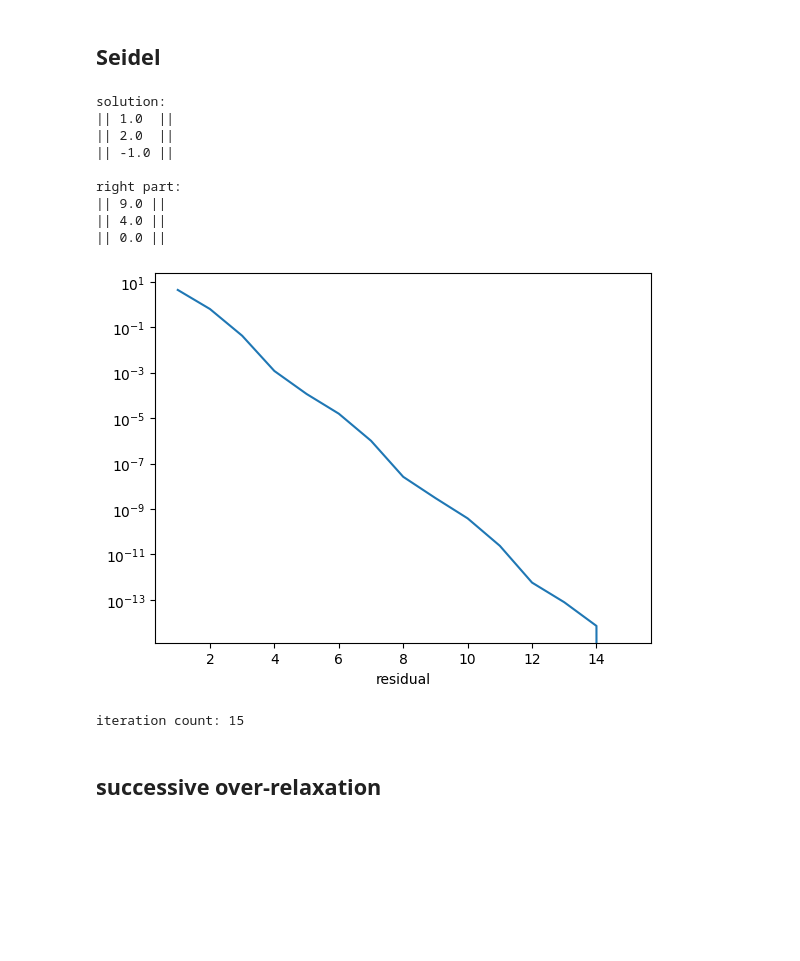
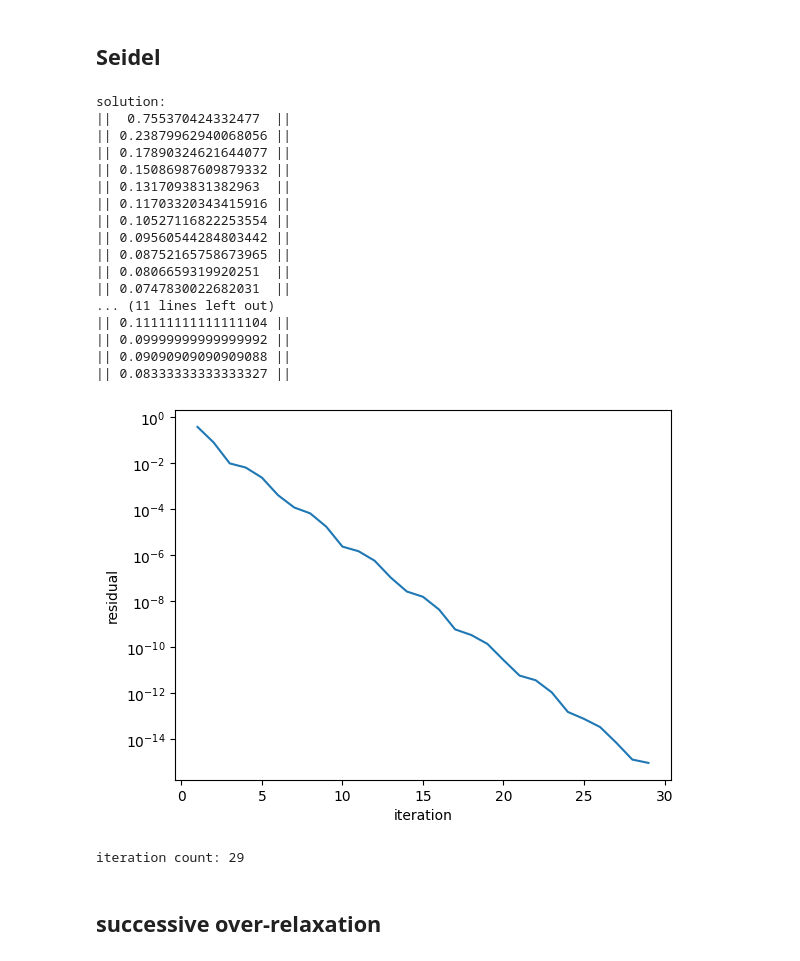
Before and after one commit to VoyakaGOD/computational-mathematics, a Jupyter notebook: linear-system.ipynb, the cells around one changed output. Cells and saved outputs as stored; diff of their text form; code cells hidden in the pictures; blank space fills up the shorter version.

```diff
--- a/linear-system.ipynb
+++ b/linear-system.ipynb
@@ -1,4 +1,6 @@
 # %%
+from numpy.linalg import det as np_det
+
 class Matrix:
     pass
 class Vector:
@@ -86,10 +88,7 @@ class Matrix:
             return self.data[0][0]
         if self.m == 2:
             return self.data[0][0] * self.data[1][1] - self.data[0][1] * self.data[1][0]
-        det = 0
-        for c in range(self.m):
-            det += ((-1) ** c) * self.data[0][c] * self.minor(0, c).det()
-        return det
+        return np_det(self.data)
 
     def tr(self) -> float:
         if not self.is_square():
@@ -178,7 +177,7 @@ def show_residual_plot():
         return
     plt.plot(plot_x_points, plot_y_points)
     plt.xlabel("iteration")
-    plt.xlabel("residual")
+    plt.ylabel("residual")
     plt.yscale("log")
     plt.show()
     print("iteration count:", len(plot_x_points))
@@ -187,8 +186,10 @@ def show_residual_plot():
 # %% [markdown]
 ## Matrix and other settings
 # %%
-A = Matrix([[2, 3, -1], [4, 1, 2], [-3, 2, 1]])
-f = Vector([9, 4, 0])
+A = Matrix([[1 if i == j else 1/(i*i + j) for j in range(1, 13)] for i in range(1, 13)])
+
+f = Vector([1 / i for i in range(1, 13)])
+
 zero_eps = 1e-15    #for zero checking
 eps = 1e-15         #residual for iterational methods
 w_SOR = 3/2         #parameter for SOR method
@@ -304,10 +311,13 @@ def find_solution_by_Jacobi(A : Matrix, f : Vector, x0 : Vector) -> Vector:
     n = A.shape()[0]
     x = x0.copy()
     x_dual = Vector.zeros(n)
+    __iteration = 0
     while norm(A * x - f) > eps:
         for i in range(n):
             x_dual[i] = (-sum([A[i, j] * x[j] for j in range(n) if i != j]) + f[i]) / A[i, i]
         x, x_dual = x_dual, x
+        __iteration += 1
+        add_residual_point(__iteration, norm(A * x - f))
     return x
 
 x = find_solution_by_Jacobi(A, f, Vector.zeros(A.n))
@@ -327,35 +347,43 @@ right part:
 # %%
 def find_solution_by_Seidel(A : Matrix, f : Vector, x0 : Vector) -> Vector:
     f = A.T() * f
     A = A.T() * A
     n = A.n
     x = x0.copy()
     x_dual = Vector.zeros(n)
-    iteration = 0
+    __iteration = 0
     while norm(A * x - f) > eps:
         for i in range(n):
             x_dual[i] = -(sum([A[i, j] * x_dual[j] for j in range(i) if i != j])
                           + sum([A[i, j] * x[j] for j in range(i+1, n) if i != j])
                           - f[i]) / A[i, i]
         x, x_dual = x_dual, x
-        iteration += 1
-        add_residual_point(iteration, norm(A * x - f))
+        __iteration += 1
+        add_residual_point(__iteration, norm(A * x - f))
     return x
 
 x = find_solution_by_Seidel(A, f, Vector.zeros(A.n))
 show_result(x)
 # %% [output]
 solution:
-|| 1.0  ||
-|| 2.0  ||
-|| -1.0 ||
-
-right part:
-|| 9.0 ||
-|| 4.0 ||
-|| 0.0 ||
+||  0.755370424332477  ||
+|| 0.23879962940068056 ||
+|| 0.17890324621644077 ||
+|| 0.15086987609879332 ||
+|| 0.1317093831382963  ||
+|| 0.11703320343415916 ||
+|| 0.10527116822253554 ||
+|| 0.09560544284803442 ||
+|| 0.08752165758673965 ||
+|| 0.0806659319920251  ||
+|| 0.0747830022682031  ||
+... (11 lines left out)
+|| 0.11111111111111104 ||
+|| 0.09999999999999992 ||
+|| 0.09090909090909088 ||
+|| 0.08333333333333327 ||
-[figure, old version]
+[figure, new version]
-iteration count: 15
+iteration count: 29
 # %% [markdown]
 ## successive over-relaxation
 # %%
```
Also changed, not shown: parts of 10 cells of this notebook.
